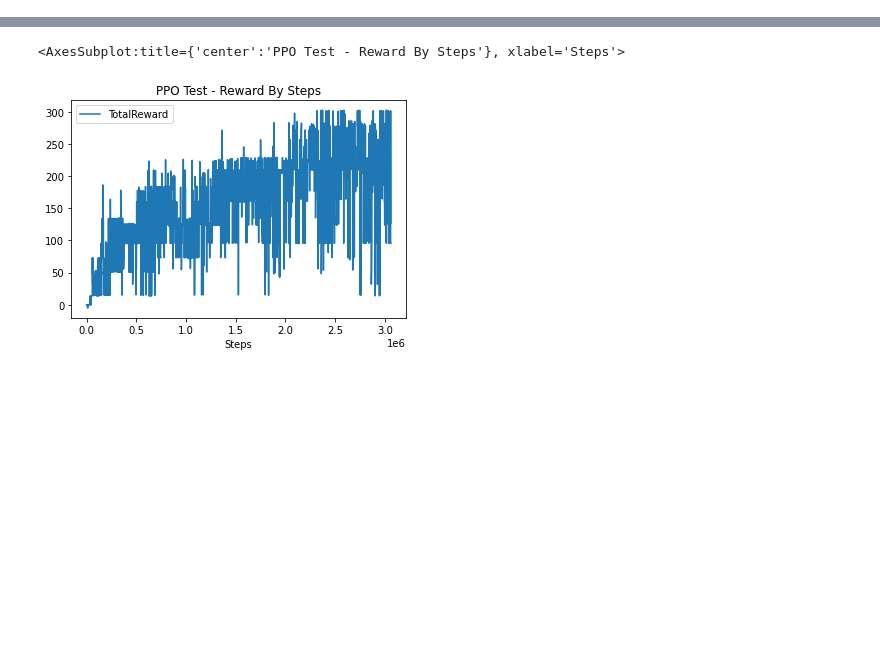
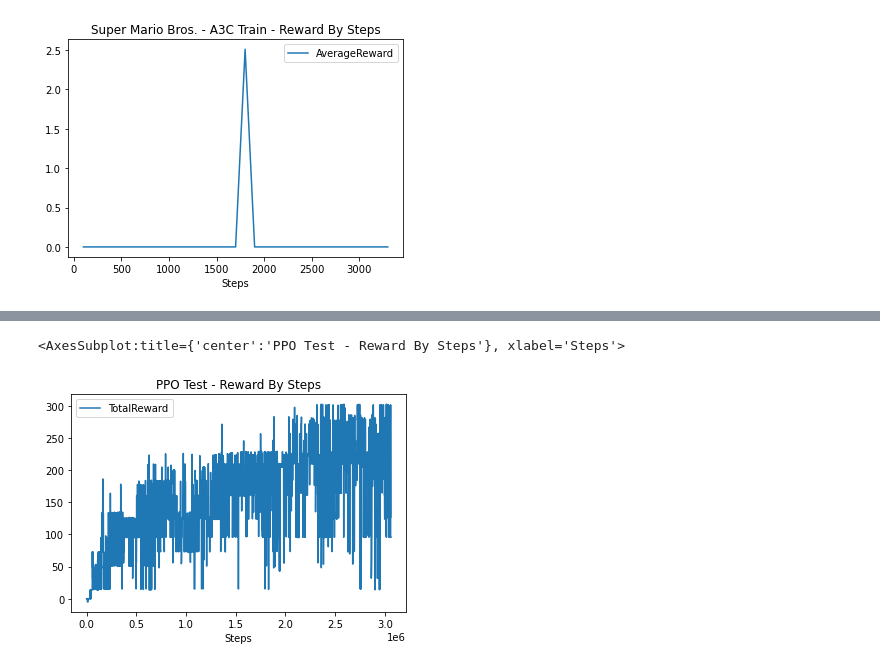
Before and after one commit to econnolly27/ReinforcementLearningNES, a Jupyter notebook: testing/graphs.ipynb, the cells around one changed output, grey strips where cells are left out. Drawn from its saved outputs; the diff is of its cells as text; code cells hidden in the pictures; blank space fills up the shorter version.

```diff
--- a/testing/graphs.ipynb
+++ b/testing/graphs.ipynb
@@ -11 +24,7 @@ ppo_test = pd.read_csv('PPO_test20210311-101629.csv')
+# %%
+a3c_train_graph= a3c_train.plot(x='Steps',y='AverageReward',title="Super Mario Bros. - A3C Train - Reward By Steps")
+
+#plt.savefig('a3c_train_graph1.png')
+# %% [output]
+[figure, added]
 # %%
```
Also changed, not shown: parts of 4 cells of this notebook, 18 other files.
